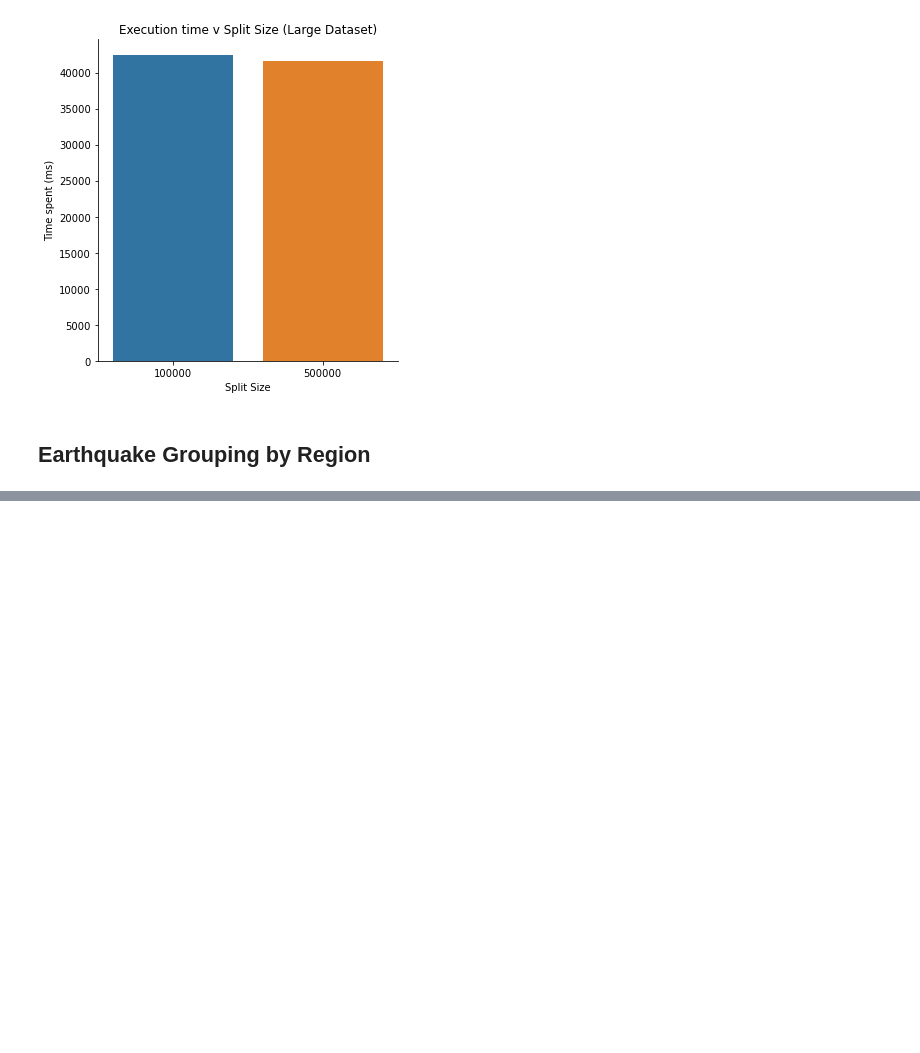
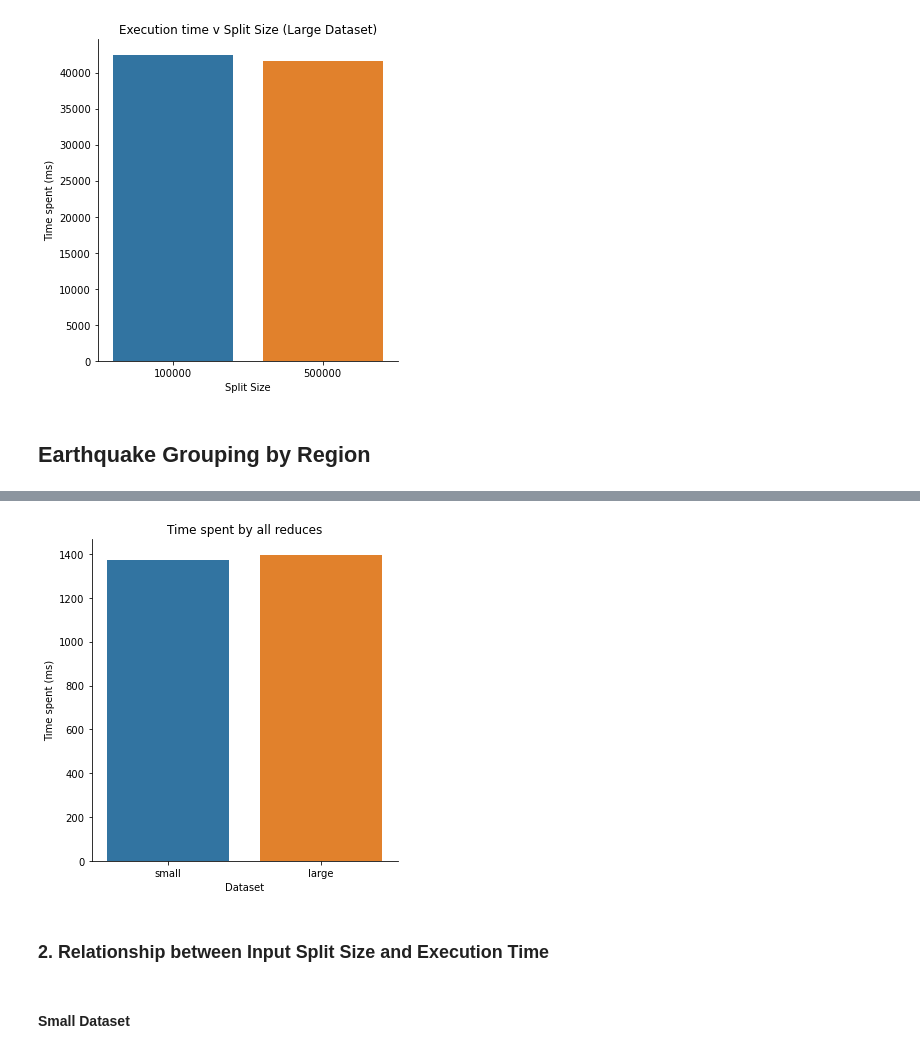
Before and after one commit to vidhur2k/CS6220-HW1, a Jupyter notebook: plots.ipynb, the cells around one changed output, grey strips where cells are left out. Saved outputs shown, nothing was run; the diff lists cells and outputs as text; code cells hidden in the pictures; blank space fills up the shorter version.

```diff
--- a/plots.ipynb
+++ b/plots.ipynb
@@ -58,0 +76,8 @@ plot_bar('map_occupied', 'Time spent (ms)', 'split_size', 'Split Size', 'Executi
+# %%
+plot_bar('reduce', 'Time spent (ms)', 'type', 'Dataset', 'Time spent by all reduces', data)
+# %% [output]
+[figure, added]
+# %% [markdown]
+### 2. Relationship between Input Split Size and Execution Time
+# %% [markdown]
+#### Small Dataset
```
Also changed, not shown: parts of 8 cells of this notebook, 6 other files.
